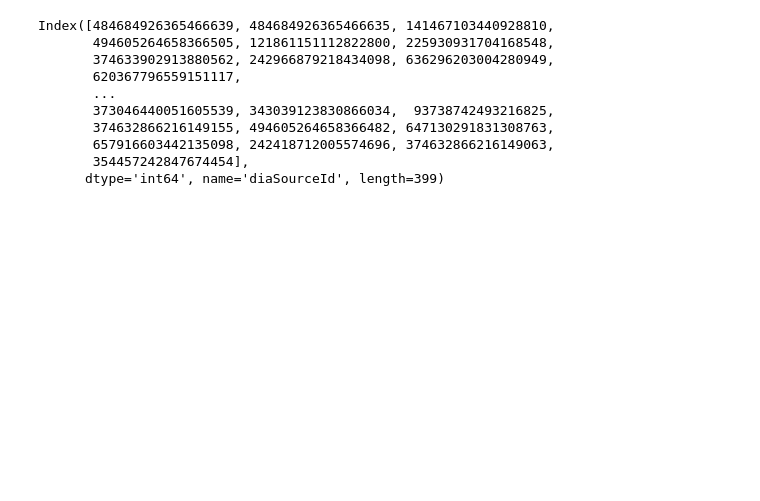
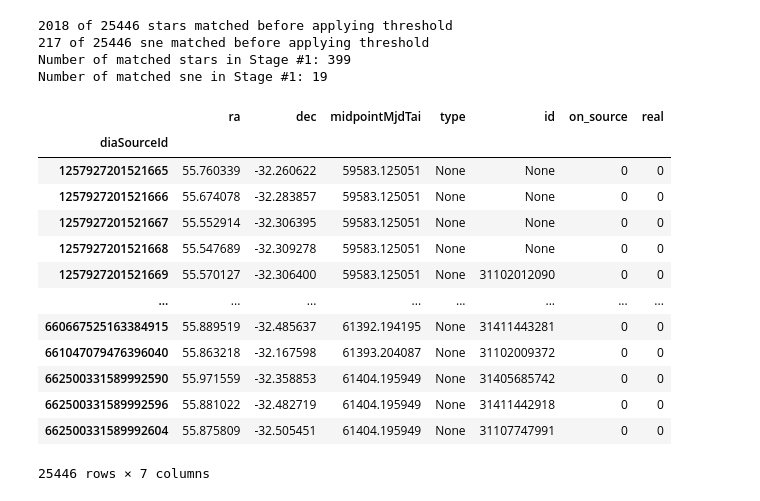
Before and after one commit to lsst-dm/ml-reliability-tools, a Jupyter notebook: bin/prototype_ground_truth_derivation.ipynb, the cells around one changed output. Cells and saved outputs as stored; diff of their text form; code cells hidden in the pictures; blank space fills up the shorter version.

```diff
--- a/bin/prototype_ground_truth_derivation.ipynb
+++ b/bin/prototype_ground_truth_derivation.ipynb
@@ -110,19 +59,70 @@ dia_detections
+# %%
+catalog = {}
+result_sum = {}
+# Stage 1: Match sources in Space.
+for s in ["star", "sn"]:
+    # Read Parquet and CSV files to begin ground truth derivation.
+    result_sum[s] = pd.read_parquet(sum_path[s])
+
+    # Keep only those records from summary tables which are within the max ra and dec values in the exported sources.
+    result_sum[s] = result_sum[s][(result_sum[s]['ra'] >= min_exp_ra) & (result_sum[s]['ra'] <= max_exp_ra) &\
+                                    (result_sum[s]['dec'] >= min_exp_dec) & (result_sum[s]['dec'] <= max_exp_dec)]
+
+
+    # Initialize astropy.coordinates.SkyCoord class for matching in space.
+    catalog[s] = SkyCoord(ra=result_sum[s].ra, dec=result_sum[s].dec, unit=u.deg)
+
+# Match exported sources with stars and supernovae.
+star_idx, star_d2d, star_d3d = catalog['star'].match_to_catalog_sky(detections_cat)
+print(f"{len(star_idx)} of {len(detections_cat)} stars matched before applying threshold")
+sn_idx, sn_d2d, sn_d3d = catalog['sn'].match_to_catalog_sky(detections_cat)
+print(f"{len(sn_idx)} of {len(detections_cat)} sne matched before applying threshold")
+
+star_mask = star_d2d < space_match_threshold #remove matches that are too far
+sn_mask = sn_d2d < space_match_threshold #remove matches that are too far
+
+#assign the variability sources catalog id to the detections
+dia_detections["id"] = None
+dia_detections.loc[dia_detections.index[star_idx], "id"] = result_sum["star"]["id"].to_numpy()
+dia_detections.loc[dia_detections.index[sn_idx], "id"] = result_sum['sn']["id"].to_numpy()
+
+# Get all matched stars
+matched_star_idx = star_idx[star_mask] #index in detections_cat of matched stars
+print(f"Number of matched stars in Stage #1: {len(matched_star_idx)}")
+
+# Get all matched supernovae
+matched_sn_idx = sn_idx[sn_mask] #index in detections_cat of matched sn
+print(f"Number of matched sne in Stage #1: {len(matched_sn_idx)}")
+
+
+# By default, set real=0 (bogus) for all values in the exported sources.
+dia_detections['on_source'] = 0
+dia_detections['real'] = 0
+dia_detections['type'] = None
+
+dia_detections
+# %% [output]
+2018 of 25446 stars matched before applying threshold
+217 of 25446 sne matched before applying threshold
+Number of matched stars in Stage #1: 399
+Number of matched sne in Stage #1: 19
+|  | ra | dec | midpointMjdTai | type | id | on_source | real |
+| diaSourceId |  |  |  |  |  |  |  |
+| 1257927201521665 | 55.760339 | -32.260622 | 59583.125051 | None | None | 0 | 0 |
+| 1257927201521666 | 55.674078 | -32.283857 | 59583.125051 | None | None | 0 | 0 |
+| 1257927201521667 | 55.552914 | -32.306395 | 59583.125051 | None | None | 0 | 0 |
+| 1257927201521668 | 55.547689 | -32.309278 | 59583.125051 | None | None | 0 | 0 |
+| 1257927201521669 | 55.570127 | -32.306400 | 59583.125051 | None | 31102012090 | 0 | 0 |
+| ... | ... | ... | ... | ... | ... | ... | ... |
+| 660667525163384915 | 55.889519 | -32.485637 | 61392.194195 | None | 31411443281 | 0 | 0 |
+| 661047079476396040 | 55.863218 | -32.167598 | 61393.204087 | None | 31102009372 | 0 | 0 |
+| 662500331589992590 | 55.971559 | -32.358853 | 61404.195949 | None | 31405685742 | 0 | 0 |
+| 662500331589992596 | 55.881022 | -32.482719 | 61404.195949 | None | 31411442918 | 0 | 0 |
+| 662500331589992604 | 55.875809 | -32.505451 | 61404.195949 | None | 31107747991 | 0 | 0 |
+25446 rows × 7 columns
 # %%
 #FBB
 listid_sn = dia_detections.iloc[matched_sn_idx]
 listid_stars = dia_detections.iloc[matched_star_idx]
-
-listid_stars.index
-# %% [output]
-Index([484684926365466639, 484684926365466635, 141467103440928810,
-       494605264658366505, 121861151112822800, 225930931704168548,
-       374633902913880562, 242966879218434098, 636296203004280949,
-       620367796559151117,
-       ...
-       373046440051605539, 343039123830866034,  93738742493216825,
-       374632866216149155, 494605264658366482, 647130291831308763,
-       657916603442135098, 242418712005574696, 374632866216149063,
-       354457242847674454],
-      dtype='int64', name='diaSourceId', length=399)
 # %%
 
```
Also changed, not shown: parts of 7 cells of this notebook.
